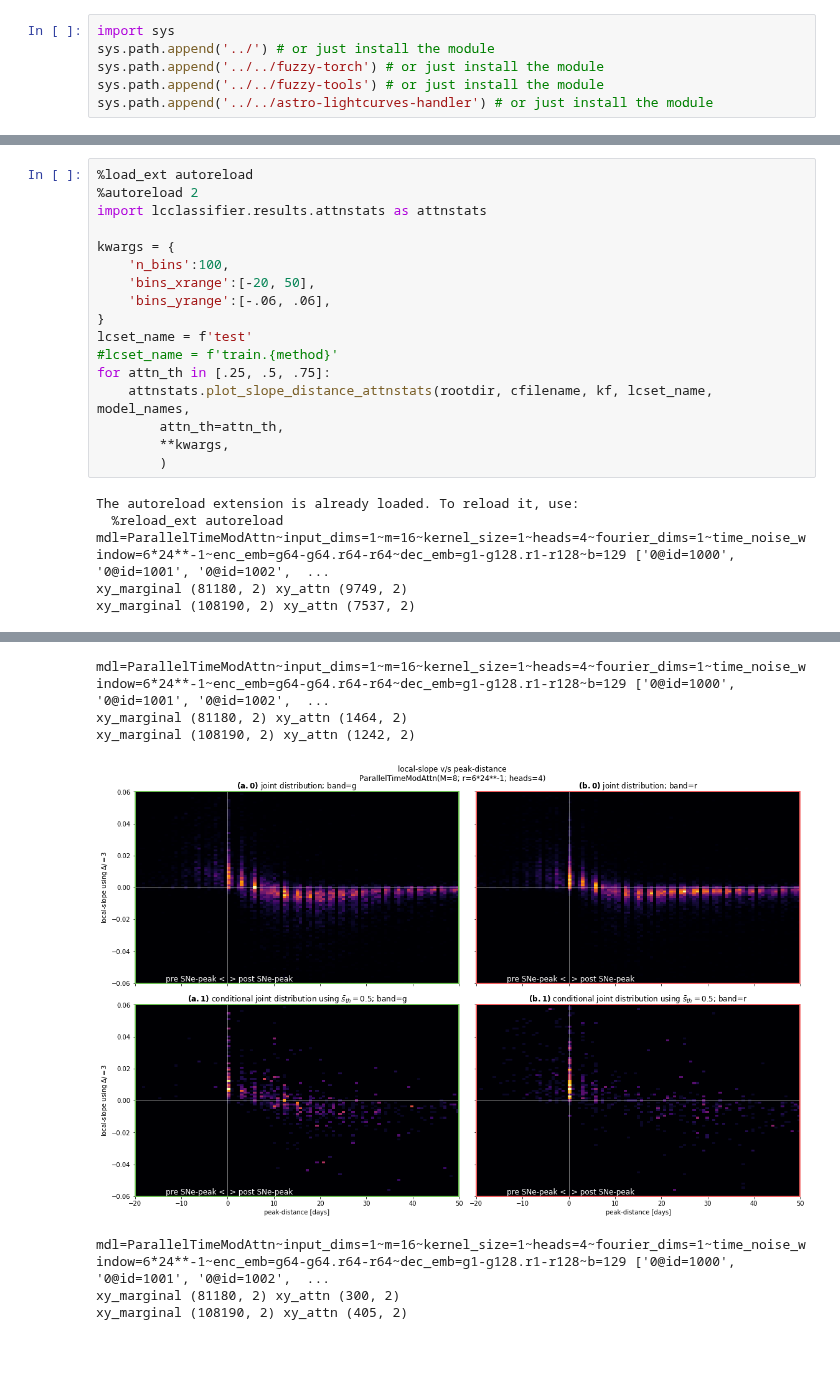
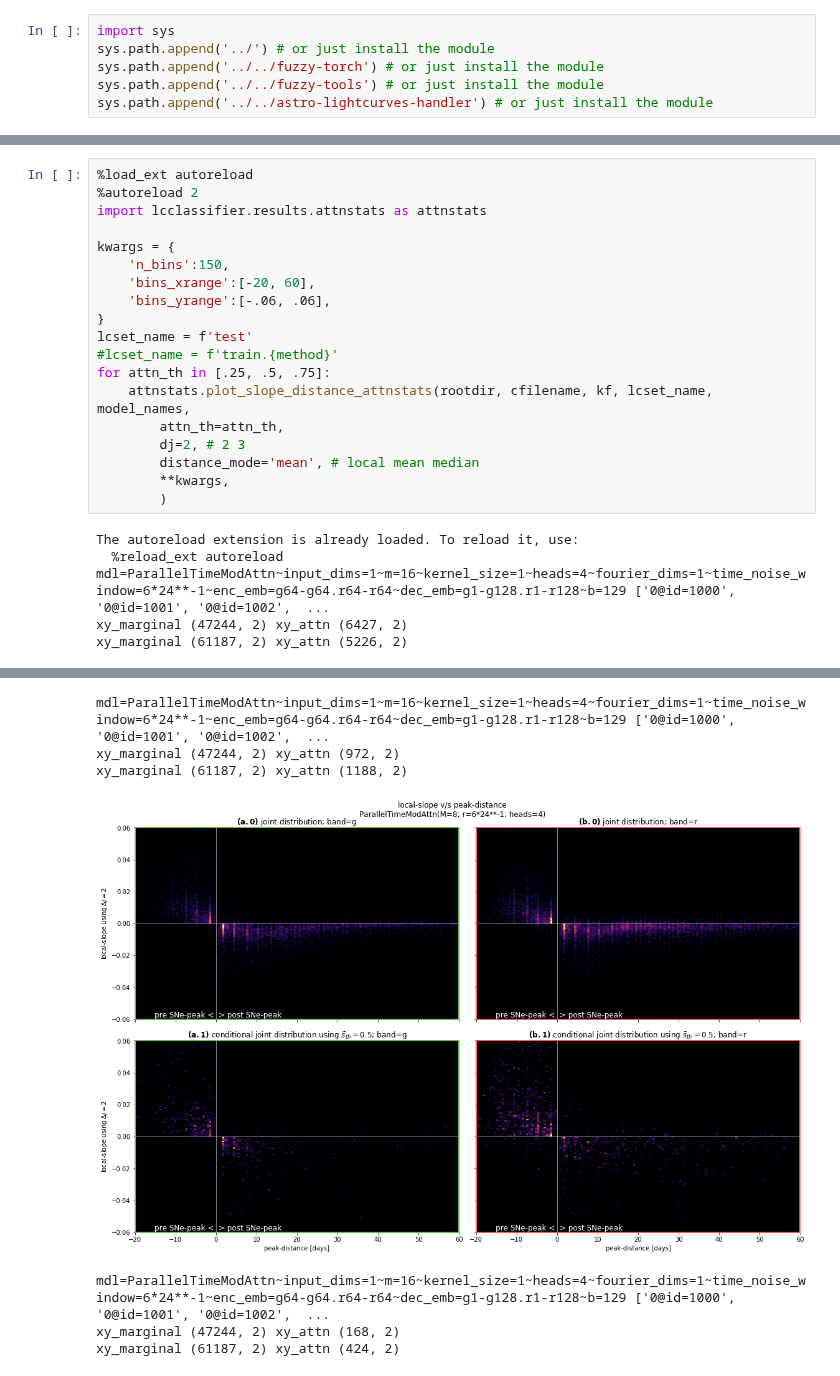
Before and after one commit to opimentel-github/astro-lightcurves-classifier, a Jupyter notebook: experiments/attnstats.ipynb, the cells around one changed output, grey strips where cells are left out. Saved outputs shown, nothing was run; the diff lists cells and outputs as text.

```diff
--- a/experiments/attnstats.ipynb
+++ b/experiments/attnstats.ipynb
@@ -43,8 +43,8 @@ model_names
 import lcclassifier.results.attnstats as attnstats
 
 kwargs = {
-    'n_bins':100,
-    'bins_xrange':[-20, 50],
+    'n_bins':150,
+    'bins_xrange':[-20, 60],
     'bins_yrange':[-.06, .06],
 }
 lcset_name = f'test'
@@ -52,11 +52,13 @@ lcset_name = f'test'
 for attn_th in [.25, .5, .75]:
     attnstats.plot_slope_distance_attnstats(rootdir, cfilename, kf, lcset_name, model_names,
         attn_th=attn_th,
+        dj=2, # 2 3
+        distance_mode='mean', # local mean median
         **kwargs,
         )
 # %% [output]
 The autoreload extension is already loaded. To reload it, use:
   %reload_ext autoreload
 mdl=ParallelTimeModAttn~input_dims=1~m=16~kernel_size=1~heads=4~fourier_dims=1~time_noise_window=6*24**-1~enc_emb=g64-g64.r64-r64~dec_emb=g1-g128.r1-r128~b=129 ['0@id=1000', '0@id=1001', '0@id=1002',  ...
-xy_marginal (81180, 2) xy_attn (9749, 2)
-xy_marginal (108190, 2) xy_attn (7537, 2)
+xy_marginal (47244, 2) xy_attn (6427, 2)
+xy_marginal (61187, 2) xy_attn (5226, 2)
@@ -64,7 +66,7 @@ xy_marginal (108190, 2) xy_attn (7537, 2)
 mdl=ParallelTimeModAttn~input_dims=1~m=16~kernel_size=1~heads=4~fourier_dims=1~time_noise_window=6*24**-1~enc_emb=g64-g64.r64-r64~dec_emb=g1-g128.r1-r128~b=129 ['0@id=1000', '0@id=1001', '0@id=1002',  ...
-xy_marginal (81180, 2) xy_attn (1464, 2)
-xy_marginal (108190, 2) xy_attn (1242, 2)
+xy_marginal (47244, 2) xy_attn (972, 2)
+xy_marginal (61187, 2) xy_attn (1188, 2)
-[figure, old version]
+[figure, new version]
 mdl=ParallelTimeModAttn~input_dims=1~m=16~kernel_size=1~heads=4~fourier_dims=1~time_noise_window=6*24**-1~enc_emb=g64-g64.r64-r64~dec_emb=g1-g128.r1-r128~b=129 ['0@id=1000', '0@id=1001', '0@id=1002',  ...
-xy_marginal (81180, 2) xy_attn (300, 2)
-xy_marginal (108190, 2) xy_attn (405, 2)
+xy_marginal (47244, 2) xy_attn (168, 2)
+xy_marginal (61187, 2) xy_attn (424, 2)
```
Also changed, not shown: parts of 1 cell of this notebook, 6 other files.
